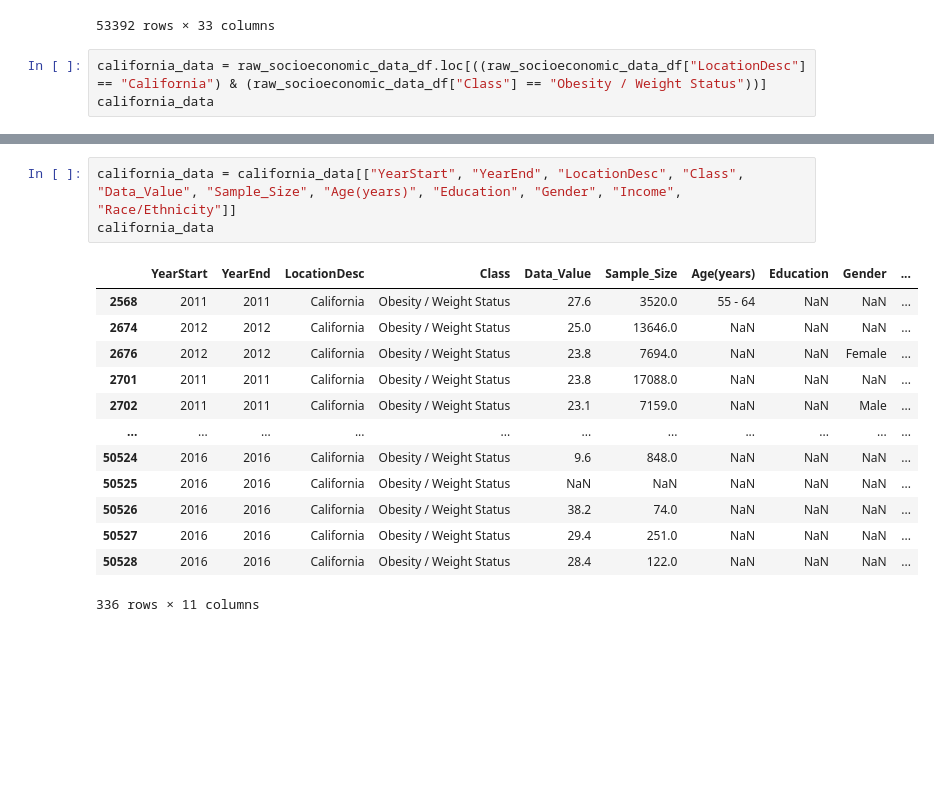
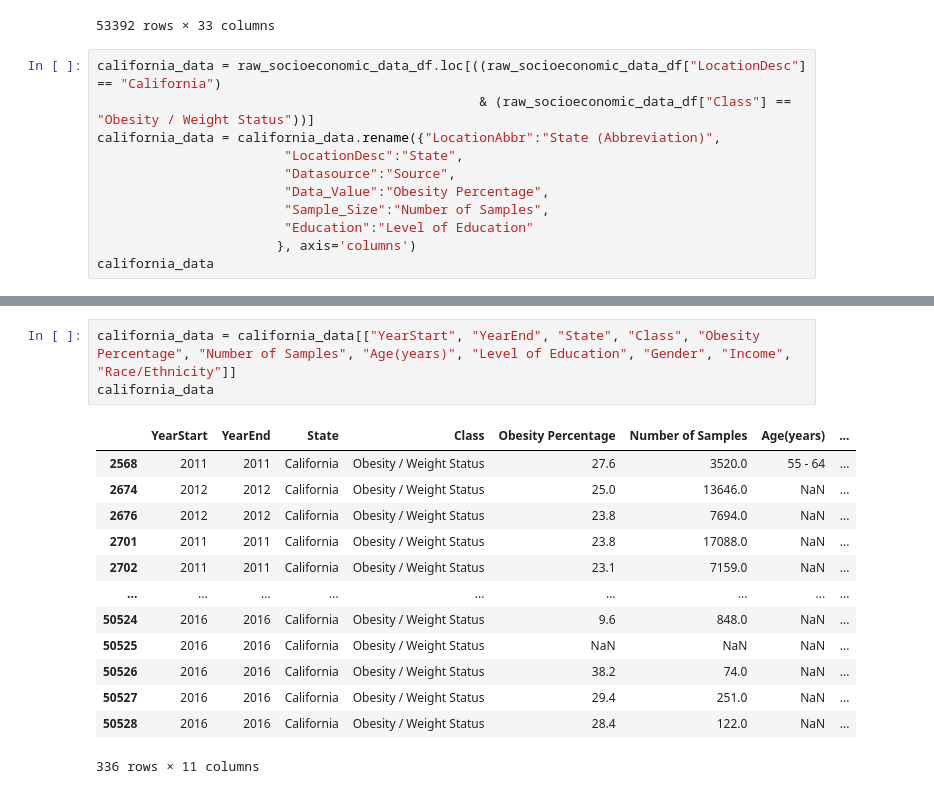
Before and after one commit to improvbutterfly/Fast-Food-Analysis-California, a Jupyter notebook: Analysis/Socioeconomic Status Data Cleaning.ipynb, the cells around one changed output, grey strips where cells are left out. Saved outputs shown, nothing was run; the diff lists cells and outputs as text; blank space fills up the shorter version.

Commit message:
Kaggle data nearly cleaned, about to begin building graphs for analysis

```diff
--- a/Analysis/Socioeconomic Status Data Cleaning.ipynb
+++ b/Analysis/Socioeconomic Status Data Cleaning.ipynb
@@ -18,6 +19,14 @@ raw_socioeconomic_data_df
 | 53391 | 2016 | 2016 | VI | Virgin Islands | Behavioral Risk Factor Surveillan... | Physical Activity | Physical Activity - Behavior | Percent of adults who engage in n... | ... |
 53392 rows × 33 columns
 # %%
-california_data = raw_socioeconomic_data_df.loc[((raw_socioeconomic_data_df["LocationDesc"] == "California") & (raw_socioeconomic_data_df["Class"] == "Obesity / Weight Status"))]
+california_data = raw_socioeconomic_data_df.loc[((raw_socioeconomic_data_df["LocationDesc"] == "California")
+                                                 & (raw_socioeconomic_data_df["Class"] == "Obesity / Weight Status"))]
+california_data = california_data.rename({"LocationAbbr":"State (Abbreviation)",
+                        "LocationDesc":"State",
+                        "Datasource":"Source",
+                        "Data_Value":"Obesity Percentage",
+                        "Sample_Size":"Number of Samples",
+                        "Education":"Level of Education"
+                       }, axis='columns')
 california_data
 # %% [output]
@@ -35,19 +44,19 @@ california_data
 | 50528 | 2016 | 2016 | CA | California | Behavioral Risk Factor Surveillan... | Obesity / Weight Status | Obesity / Weight Status | Percent of adults aged 18 years a... | ... |
 336 rows × 33 columns
 # %%
-california_data = california_data[["YearStart", "YearEnd", "LocationDesc", "Class", "Data_Value", "Sample_Size", "Age(years)", "Education", "Gender", "Income", "Race/Ethnicity"]]
+california_data = california_data[["YearStart", "YearEnd", "State", "Class", "Obesity Percentage", "Number of Samples", "Age(years)", "Level of Education", "Gender", "Income", "Race/Ethnicity"]]
 california_data
 # %% [output]
-|  | YearStart | YearEnd | LocationDesc | Class | Data_Value | Sample_Size | Age(years) | Education | Gender | ... |
-| 2568 | 2011 | 2011 | California | Obesity / Weight Status | 27.6 | 3520.0 | 55 - 64 | NaN | NaN | ... |
-| 2674 | 2012 | 2012 | California | Obesity / Weight Status | 25.0 | 13646.0 | NaN | NaN | NaN | ... |
-| 2676 | 2012 | 2012 | California | Obesity / Weight Status | 23.8 | 7694.0 | NaN | NaN | Female | ... |
-| 2701 | 2011 | 2011 | California | Obesity / Weight Status | 23.8 | 17088.0 | NaN | NaN | NaN | ... |
-| 2702 | 2011 | 2011 | California | Obesity / Weight Status | 23.1 | 7159.0 | NaN | NaN | Male | ... |
-| ... | ... | ... | ... | ... | ... | ... | ... | ... | ... | ... |
-| 50524 | 2016 | 2016 | California | Obesity / Weight Status | 9.6 | 848.0 | NaN | NaN | NaN | ... |
-| 50525 | 2016 | 2016 | California | Obesity / Weight Status | NaN | NaN | NaN | NaN | NaN | ... |
-| 50526 | 2016 | 2016 | California | Obesity / Weight Status | 38.2 | 74.0 | NaN | NaN | NaN | ... |
-| 50527 | 2016 | 2016 | California | Obesity / Weight Status | 29.4 | 251.0 | NaN | NaN | NaN | ... |
-| 50528 | 2016 | 2016 | California | Obesity / Weight Status | 28.4 | 122.0 | NaN | NaN | NaN | ... |
+|  | YearStart | YearEnd | State | Class | Obesity Percentage | Number of Samples | Age(years) | ... |
+| 2568 | 2011 | 2011 | California | Obesity / Weight Status | 27.6 | 3520.0 | 55 - 64 | ... |
+| 2674 | 2012 | 2012 | California | Obesity / Weight Status | 25.0 | 13646.0 | NaN | ... |
+| 2676 | 2012 | 2012 | California | Obesity / Weight Status | 23.8 | 7694.0 | NaN | ... |
+| 2701 | 2011 | 2011 | California | Obesity / Weight Status | 23.8 | 17088.0 | NaN | ... |
+| 2702 | 2011 | 2011 | California | Obesity / Weight Status | 23.1 | 7159.0 | NaN | ... |
+| ... | ... | ... | ... | ... | ... | ... | ... | ... |
+| 50524 | 2016 | 2016 | California | Obesity / Weight Status | 9.6 | 848.0 | NaN | ... |
+| 50525 | 2016 | 2016 | California | Obesity / Weight Status | NaN | NaN | NaN | ... |
+| 50526 | 2016 | 2016 | California | Obesity / Weight Status | 38.2 | 74.0 | NaN | ... |
+| 50527 | 2016 | 2016 | California | Obesity / Weight Status | 29.4 | 251.0 | NaN | ... |
+| 50528 | 2016 | 2016 | California | Obesity / Weight Status | 28.4 | 122.0 | NaN | ... |
 336 rows × 11 columns
```
Also changed, not shown: parts of 8 cells of this notebook.
